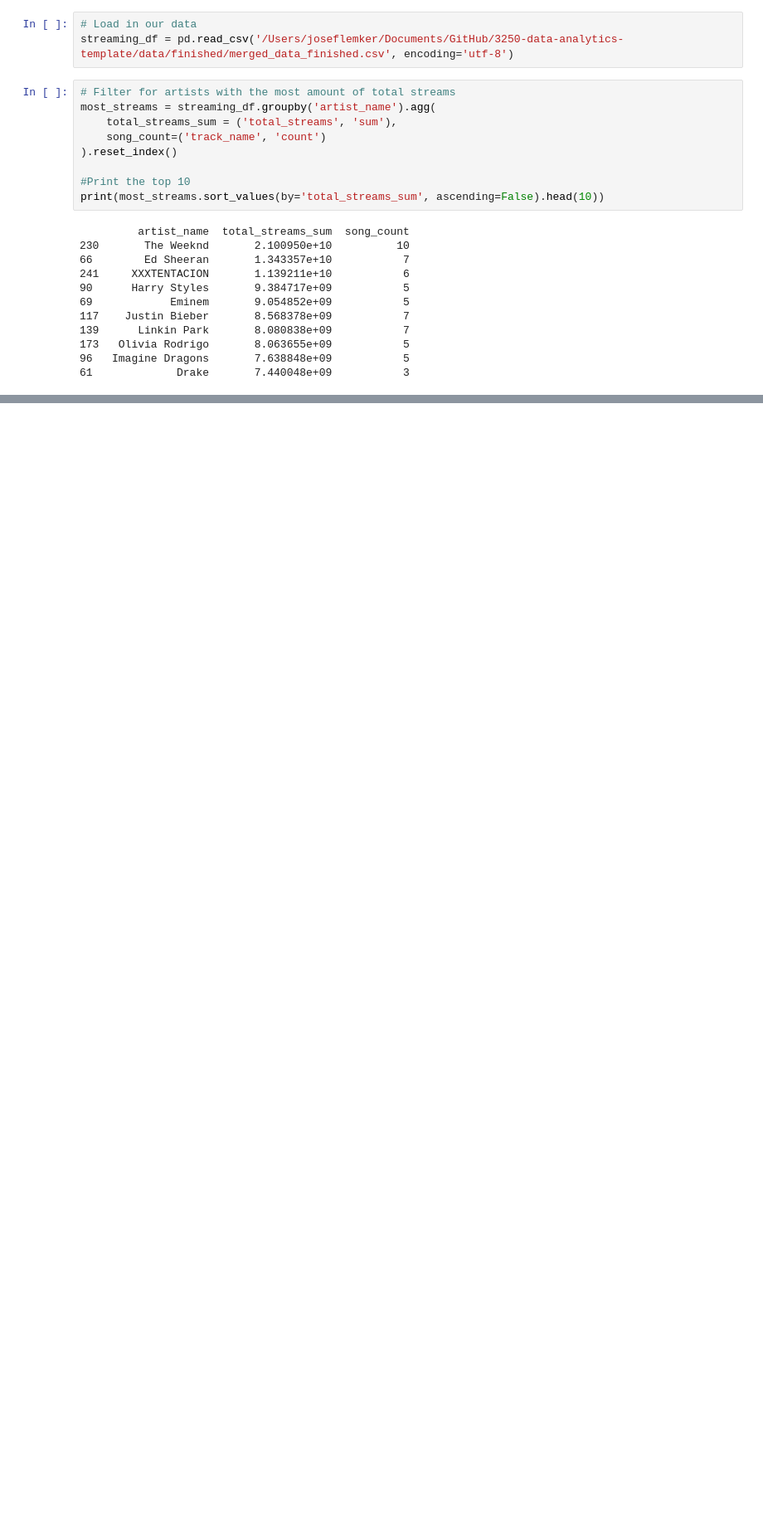
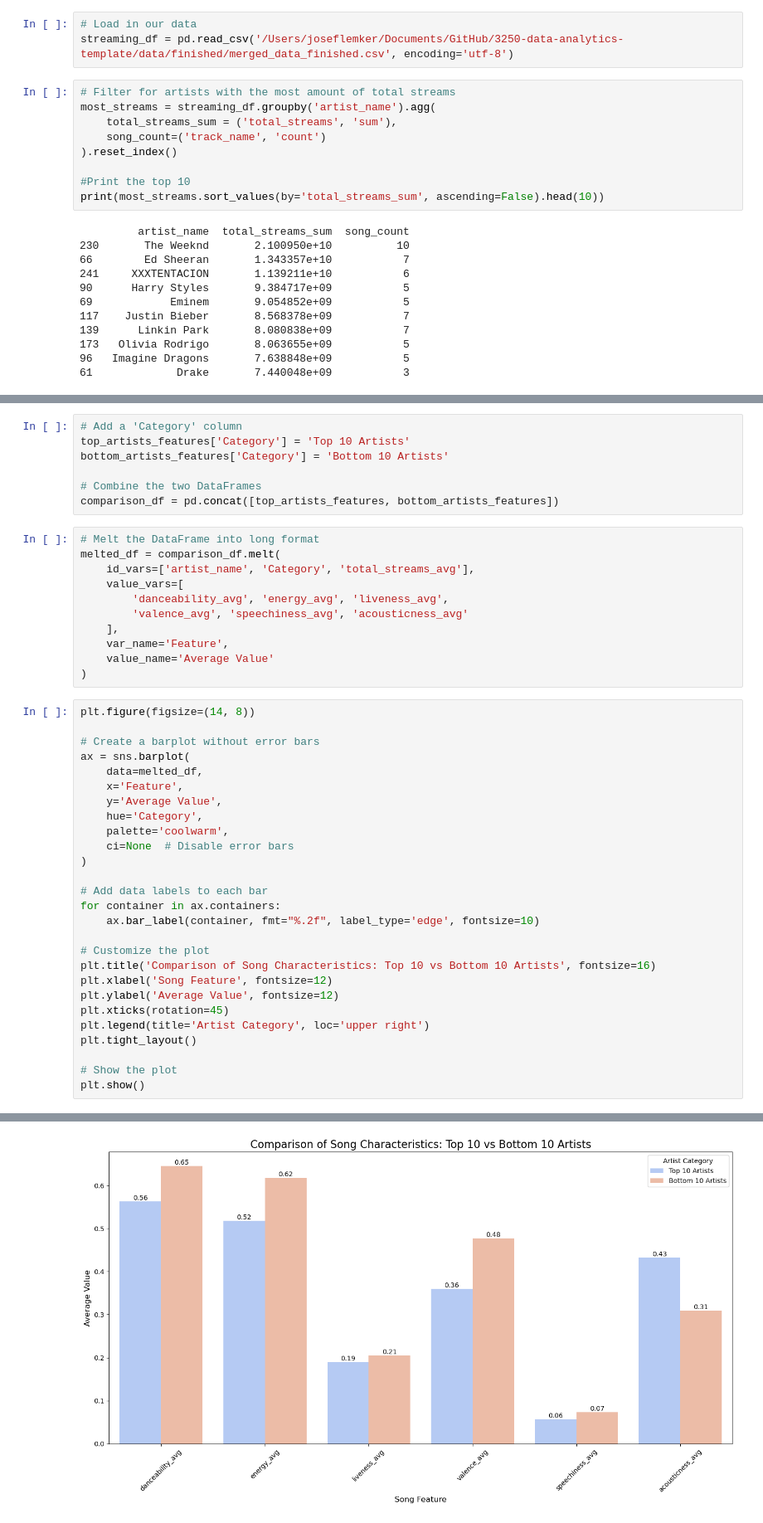
Before and after one commit to mojolemker/3250-data-analytics-template, a Jupyter notebook: code/notebooks/004-artistAnalysis.ipynb, the cells around one changed output, grey strips where cells are left out. Shown: that part at 83% size. Drawn from its saved outputs; the diff is of its cells as text; blank space fills up the shorter version.

```diff
--- a/code/notebooks/004-artistAnalysis.ipynb
+++ b/code/notebooks/004-artistAnalysis.ipynb
@@ -75,0 +118,46 @@ print(most_streams.sort_values(by='average_total_streams', ascending=False).head
+# %%
+# Add a 'Category' column
+top_artists_features['Category'] = 'Top 10 Artists'
+bottom_artists_features['Category'] = 'Bottom 10 Artists'
+
+# Combine the two DataFrames
+comparison_df = pd.concat([top_artists_features, bottom_artists_features])
+# %%
+# Melt the DataFrame into long format
+melted_df = comparison_df.melt(
+    id_vars=['artist_name', 'Category', 'total_streams_avg'],
+    value_vars=[
+        'danceability_avg', 'energy_avg', 'liveness_avg',
+        'valence_avg', 'speechiness_avg', 'acousticness_avg'
+    ],
+    var_name='Feature',
+    value_name='Average Value'
+)
+# %%
+plt.figure(figsize=(14, 8))
+
+# Create a barplot without error bars
+ax = sns.barplot(
+    data=melted_df,
+    x='Feature',
+    y='Average Value',
+    hue='Category',
+    palette='coolwarm',
+    ci=None  # Disable error bars
+)
+
+# Add data labels to each bar
+for container in ax.containers:
+    ax.bar_label(container, fmt="%.2f", label_type='edge', fontsize=10)
+
+# Customize the plot
+plt.title('Comparison of Song Characteristics: Top 10 vs Bottom 10 Artists', fontsize=16)
+plt.xlabel('Song Feature', fontsize=12)
+plt.ylabel('Average Value', fontsize=12)
+plt.xticks(rotation=45)
+plt.legend(title='Artist Category', loc='upper right')
+plt.tight_layout()
+
+# Show the plot
+plt.show()
+# %% [output]
@@ -75,0 +167 @@ print(most_streams.sort_values(by='average_total_streams', ascending=False).head
+[figure, added]
```
Also changed, not shown: parts of 8 cells of this notebook, 1 other file.
